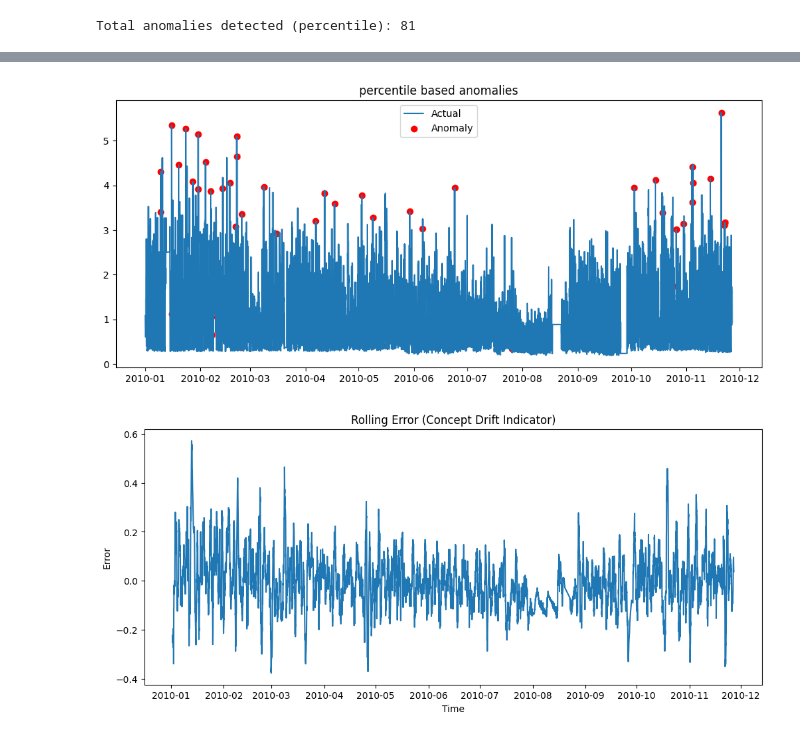
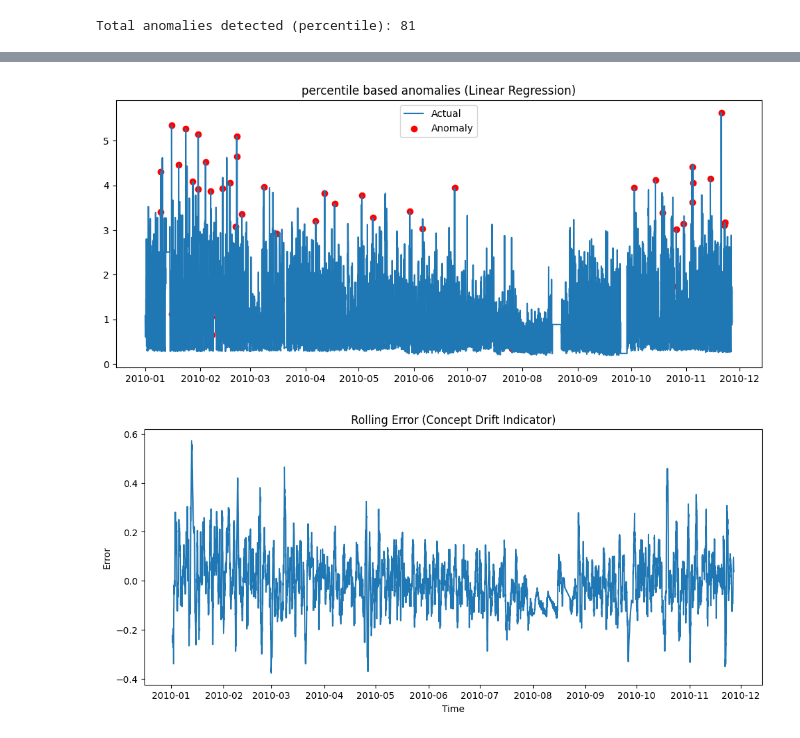
Before and after one commit to Sabareesh-07/SET-Project-II, a Jupyter notebook: Model_Training.ipynb, the cells around one changed output, grey strips where cells are left out. Drawn from its saved outputs; the diff is of its cells as text; code cells hidden in the pictures.

```diff
--- a/Model_Training.ipynb
+++ b/Model_Training.ipynb
@@ -160,19 +147,19 @@ Total anomalies detected (percentile): 81
 # %%
 plt.figure(figsize=(12,5))
 plt.plot(y_test.index, y_test, label='Actual')
 
 plt.scatter(
     y_test.index[test_anomalies],
     y_test[test_anomalies],
     color='red',
     label='Anomaly'
 )
-plt.title("percentile based anomalies")
+plt.title("percentile based anomalies (Linear Regression)")
 
 plt.legend()
 plt.show()
 # %% [output]
-[figure, old version]
+[figure, new version]
 # %%
 # Concept Drift
 rolling_error = residuals.rolling(24).mean()
```
Also changed, not shown: parts of 25 cells of this notebook.
